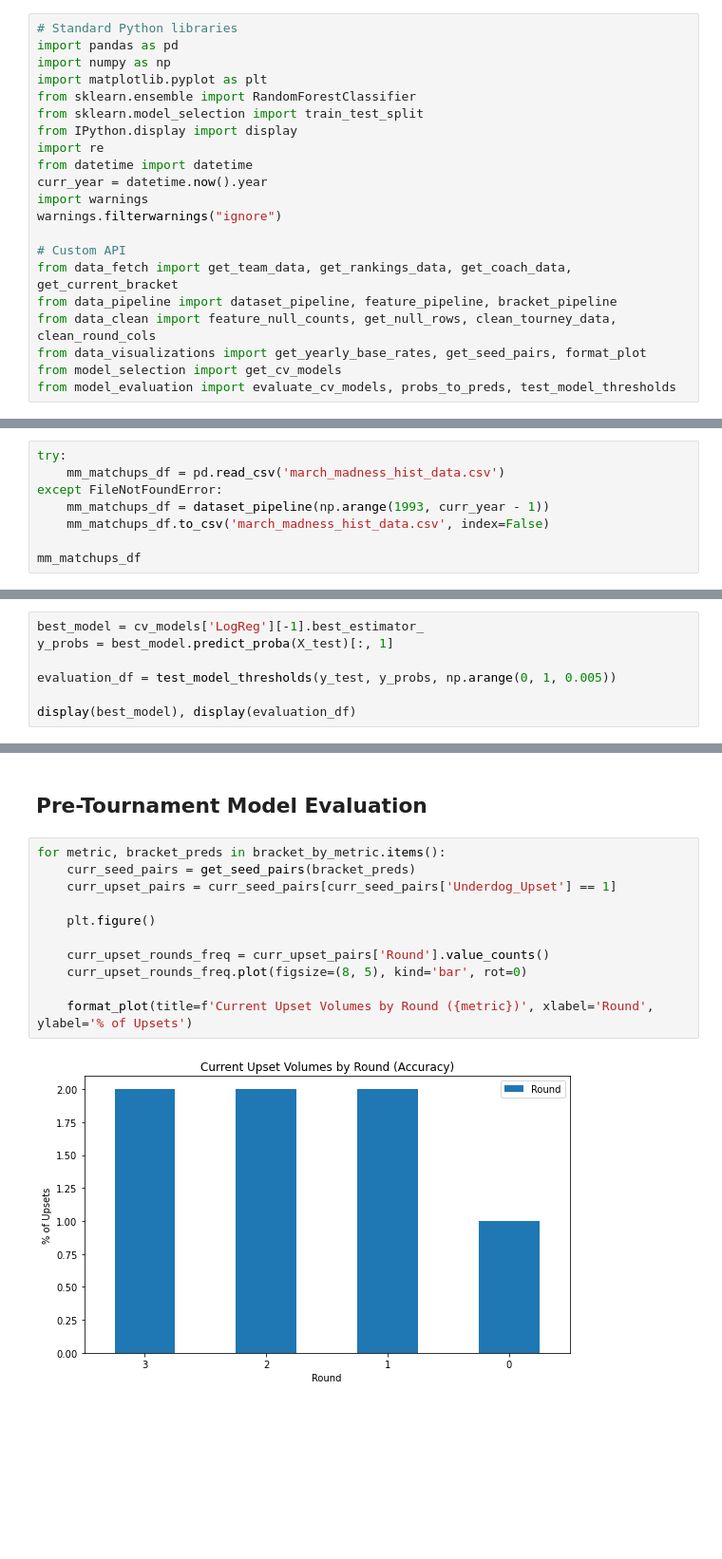
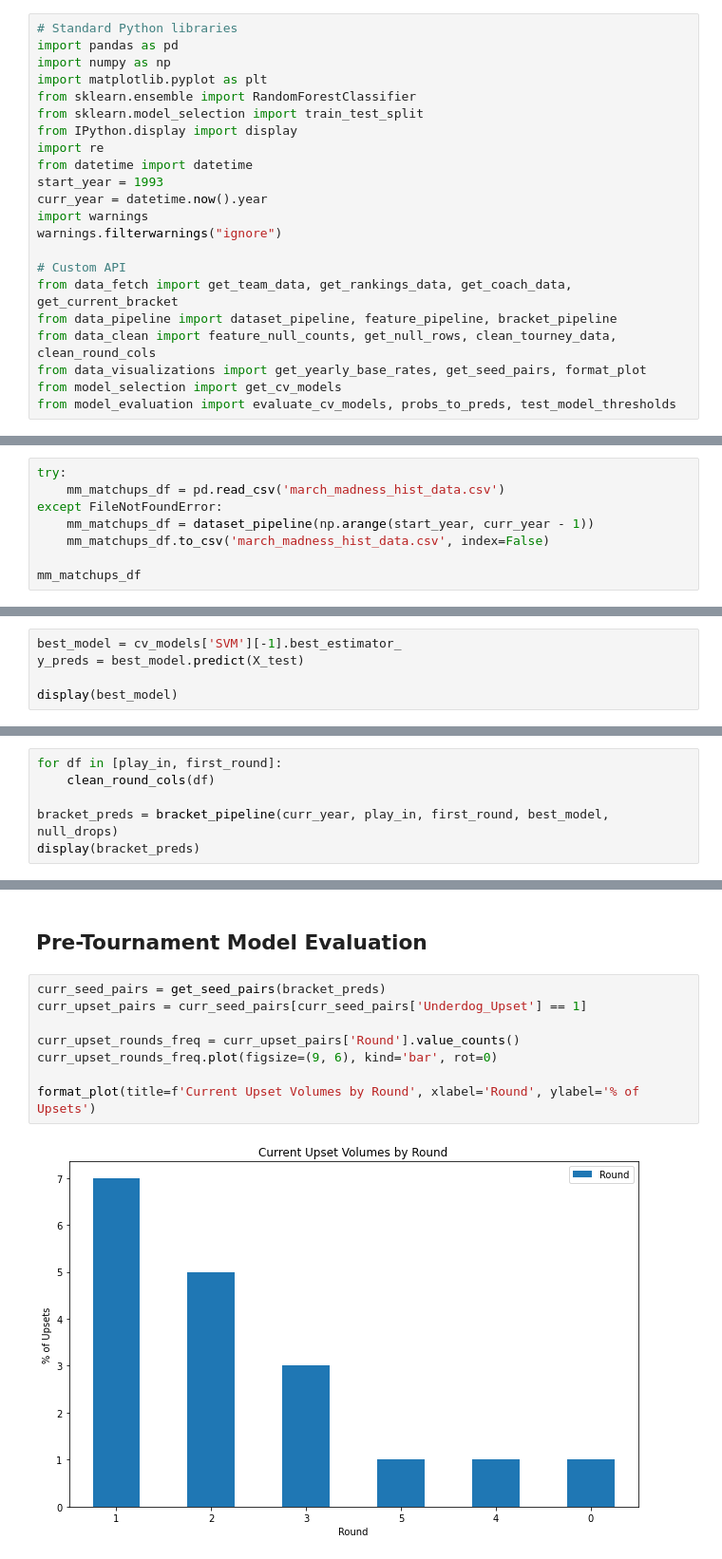
Before and after one commit to matthew-agard/March-Madness-Predictions, a Jupyter notebook: March_Madness_Predictions.ipynb, the cells around one changed output, grey strips where cells are left out. Shown at 95% size. Cells and saved outputs as stored; diff of their text form; blank space fills up the shorter version.

Commit message:
Added feature for number of games, Switched to SVM model for finalized predictions

```diff
--- a/March_Madness_Predictions.ipynb
+++ b/March_Madness_Predictions.ipynb
@@ -22,6 +22,7 @@ from sklearn.model_selection import train_test_split
 from IPython.display import display
 import re
 from datetime import datetime
+start_year = 1993
 curr_year = datetime.now().year
 import warnings
 warnings.filterwarnings("ignore")
@@ -132,7 +133,7 @@ get_team_data(url=("https://apps.washingtonpost.com/sports/search/?pri_school_id
 try:
     mm_matchups_df = pd.read_csv('march_madness_hist_data.csv')
 except FileNotFoundError:
-    mm_matchups_df = dataset_pipeline(np.arange(1993, curr_year - 1))
+    mm_matchups_df = dataset_pipeline(np.arange(start_year, curr_year - 1))
     mm_matchups_df.to_csv('march_madness_hist_data.csv', index=False)
 
 mm_matchups_df
@@ -459,10 +454,8 @@ Best LogReg Score: 0.775
 # %% [markdown]
 # Model Evaluation
 # %%
-best_model = cv_models['LogReg'][-1].best_estimator_
-y_probs = best_model.predict_proba(X_test)[:, 1]
+best_model = cv_models['SVM'][-1].best_estimator_
+y_preds = best_model.predict(X_test)
 
-evaluation_df = test_model_thresholds(y_test, y_probs, np.arange(0, 1, 0.005))
-
-display(best_model), display(evaluation_df)
+display(best_model)
 # %% [output]
@@ -602,0 +526,6 @@ for metric, thresh in best_threshs.items():
+# %%
+for df in [play_in, first_round]:
+    clean_round_cols(df)
+
+bracket_preds = bracket_pipeline(curr_year, play_in, first_round, best_model, null_drops)
+display(bracket_preds)
@@ -603,15 +546,12 @@ for metric, thresh in best_threshs.items():
 # %% [markdown]
 ## Pre-Tournament Model Evaluation
 # %%
-for metric, bracket_preds in bracket_by_metric.items():
-    curr_seed_pairs = get_seed_pairs(bracket_preds)
-    curr_upset_pairs = curr_seed_pairs[curr_seed_pairs['Underdog_Upset'] == 1]
+curr_seed_pairs = get_seed_pairs(bracket_preds)
+curr_upset_pairs = curr_seed_pairs[curr_seed_pairs['Underdog_Upset'] == 1]
 
-    plt.figure()
+curr_upset_rounds_freq = curr_upset_pairs['Round'].value_counts()
+curr_upset_rounds_freq.plot(figsize=(9, 6), kind='bar', rot=0)
 
-    curr_upset_rounds_freq = curr_upset_pairs['Round'].value_counts()
-    curr_upset_rounds_freq.plot(figsize=(8, 5), kind='bar', rot=0)
-
-    format_plot(title=f'Current Upset Volumes by Round ({metric})', xlabel='Round', ylabel='% of Upsets')
+format_plot(title=f'Current Upset Volumes by Round', xlabel='Round', ylabel='% of Upsets')
 # %% [output]
-[figure, old version]
+[figure, new version]
```
Also changed, not shown: parts of 29 cells of this notebook.
